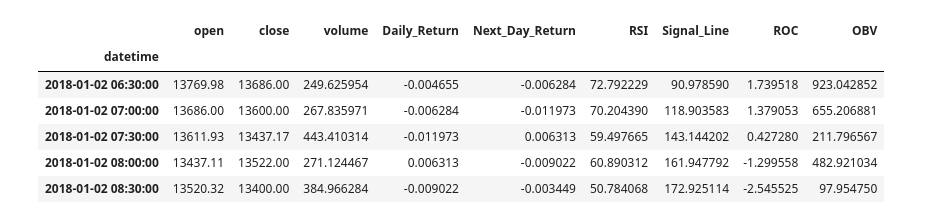
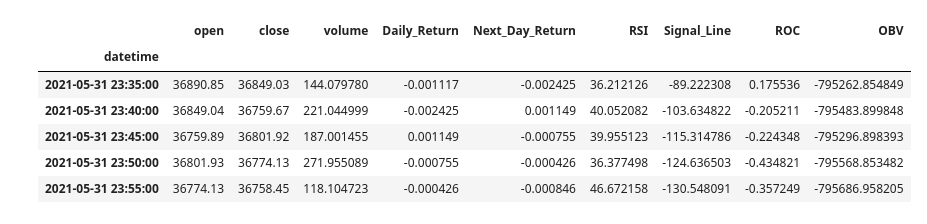
Before and after one commit to Doofinchmertz/ZeltaLabPS, a Jupyter notebook: BackTesting/src/strategies/features.ipynb, the cells around one changed output. Cells and saved outputs as stored; diff of their text form; code cells hidden in the pictures.

```diff
--- a/BackTesting/src/strategies/features.ipynb
+++ b/BackTesting/src/strategies/features.ipynb
@@ -6,12 +0,0 @@ import matplotlib.pyplot as plt
-# %%
-
-def read_file(filename):
-    return pd.read_csv(filename, index_col=0, parse_dates=True, infer_datetime_format=True)
-
-def get_data(timeframe):
-    return read_file("../../data/btcusdt_" + timeframe + ".csv")
-
-time_frame = "30m"
-# Load data
-df = get_data(time_frame)
-df.head()
@@ -26,33 +1,49 @@ df.head()
 # %%
+import numpy as np
+import pandas as pd
+import seaborn as sns
+import matplotlib.pyplot as plt
+
+
+def read_file(filename):
+    return pd.read_csv(filename, index_col=0, parse_dates=True, infer_datetime_format=True)
+
+def get_data(timeframe):
+    return read_file("../../data/btcusdt_" + timeframe + "_total.csv")
+
+time_frame = "5m"
+# Load data
+df = get_data(time_frame)
 df['Daily_Return'] = df['close'].pct_change()
 df['Next_Day_Return'] = df['Daily_Return'].shift(-1)
 window = 14
 delta = df['close'].diff(1)
 gain = delta.where(delta > 0, 0)
 loss = -delta.where(delta < 0, 0)
 avg_gain = gain.rolling(window=window).mean()
 avg_loss = loss.rolling(window=window).mean()
 rs = avg_gain / avg_loss
 df['RSI'] = 100 - (100 / (1 + rs))
 short_window = 12
 long_window = 26
 signal_window = 9
 df['Short_MA'] = df['close'].rolling(window=short_window).mean()
 df['Long_MA'] = df['close'].rolling(window=long_window).mean()
 df['MACD'] = df['Short_MA'] - df['Long_MA']
 df['Signal_Line'] = df['MACD'].rolling(window=signal_window).mean()
 n = 5
 df['ROC'] = df['close'].pct_change(n) * 100
 df['OBV'] = np.where(df['close'] > df['close'].shift(1), df['volume'], -df['volume'])
 df['OBV'] = df['OBV'].cumsum()
 df_ = df.drop(['high', 'low', 'MACD', 'Short_MA', 'Long_MA'], axis=1)
 df_ = df_.drop(df_.index[:50])
-df_.head()
+df_ = df_.dropna()
+df_.tail()
 # %% [output]
 |  | open | close | volume | Daily_Return | Next_Day_Return | RSI | Signal_Line | ROC | OBV |
 | datetime |  |  |  |  |  |  |  |  |  |
-| 2018-01-02 06:30:00 | 13769.98 | 13686.00 | 249.625954 | -0.004655 | -0.006284 | 72.792229 | 90.978590 | 1.739518 | 923.042852 |
-| 2018-01-02 07:00:00 | 13686.00 | 13600.00 | 267.835971 | -0.006284 | -0.011973 | 70.204390 | 118.903583 | 1.379053 | 655.206881 |
-| 2018-01-02 07:30:00 | 13611.93 | 13437.17 | 443.410314 | -0.011973 | 0.006313 | 59.497665 | 143.144202 | 0.427280 | 211.796567 |
-| 2018-01-02 08:00:00 | 13437.11 | 13522.00 | 271.124467 | 0.006313 | -0.009022 | 60.890312 | 161.947792 | -1.299558 | 482.921034 |
-| 2018-01-02 08:30:00 | 13520.32 | 13400.00 | 384.966284 | -0.009022 | -0.003449 | 50.784068 | 172.925114 | -2.545525 | 97.954750 |
+| 2021-05-31 23:35:00 | 36890.85 | 36849.03 | 144.079780 | -0.001117 | -0.002425 | 36.212126 | -89.222308 | 0.175536 | -795262.854849 |
+| 2021-05-31 23:40:00 | 36849.04 | 36759.67 | 221.044999 | -0.002425 | 0.001149 | 40.052082 | -103.634822 | -0.205211 | -795483.899848 |
+| 2021-05-31 23:45:00 | 36759.89 | 36801.92 | 187.001455 | 0.001149 | -0.000755 | 39.955123 | -115.314786 | -0.224348 | -795296.898393 |
+| 2021-05-31 23:50:00 | 36801.93 | 36774.13 | 271.955089 | -0.000755 | -0.000426 | 36.377498 | -124.636503 | -0.434821 | -795568.853482 |
+| 2021-05-31 23:55:00 | 36774.13 | 36758.45 | 118.104723 | -0.000426 | -0.000846 | 46.672158 | -130.548091 | -0.357249 | -795686.958205 |
```
Also changed, not shown: parts of 7 cells of this notebook, 8 other files.
